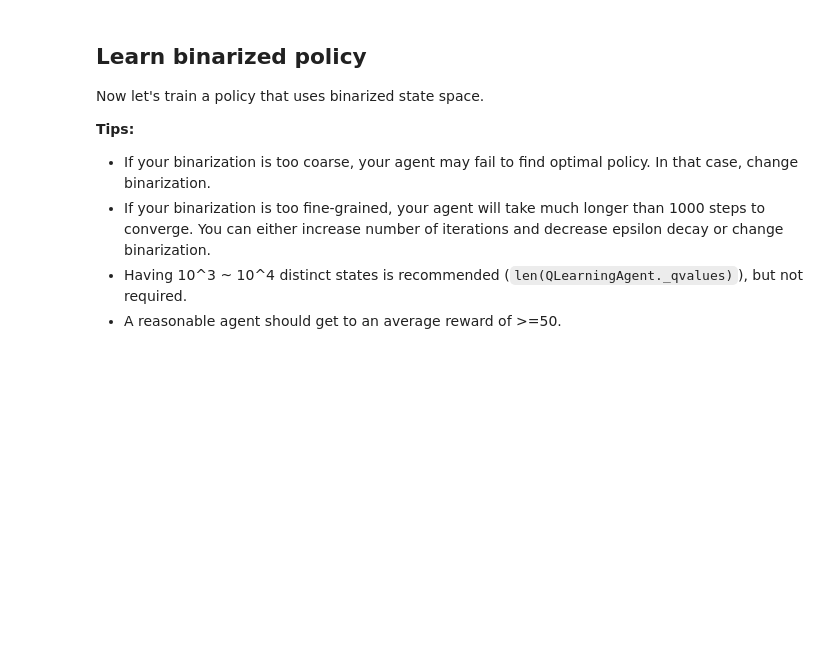
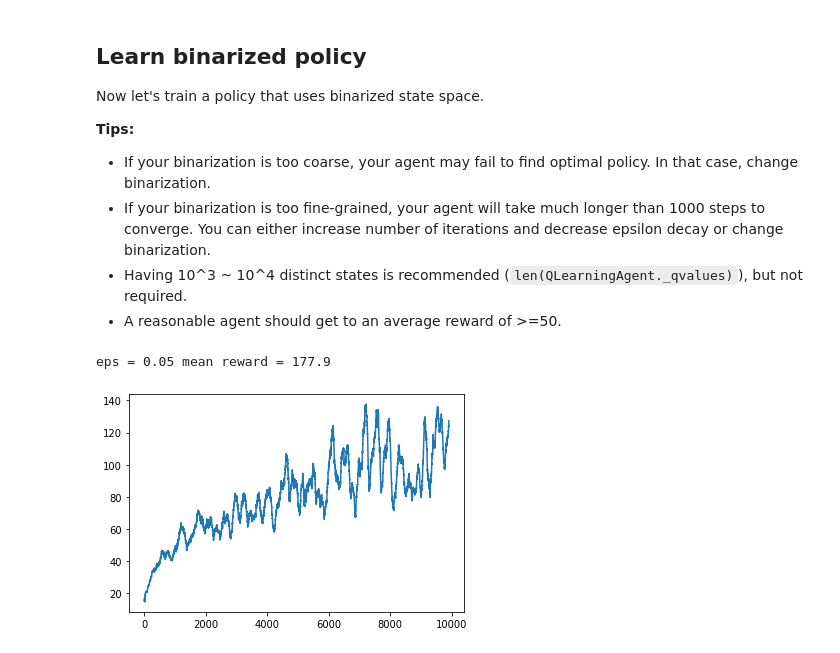
Before and after one commit to DrZuse/RL_FPMI, a Jupyter notebook: week08_qlearning_practice.ipynb, the cells around one changed output. Drawn from its saved outputs; the diff is of its cells as text; code cells hidden in the pictures; blank space fills up the shorter version.

```diff
--- a/week08_qlearning_practice.ipynb
+++ b/week08_qlearning_practice.ipynb
@@ -299,6 +299,9 @@ class Binarizer(ObservationWrapper):
         # hint: you can do that with round(x,n_digits)
         # you will need to pick a different n_digits for each dimension
 
+        n_digits = [1,1,1,1]
+        state = [round(x, n) for x,n in zip(state, n_digits)]
+
         return tuple(state)
 # %%
 env = Binarizer(gym.make("CartPole-v0"))
@@ -334,12 +342,23 @@ agent = QLearningAgent(alpha=0.5, epsilon=0.25, discount=0.99,
                        get_legal_actions=lambda s: range(n_actions))
 # %%
 rewards = []
-for i in range(1000):
+mean_rewards = []
+for i in range(10000):
     rewards.append(play_and_train(env, agent))
+    mean_rewards.append(np.mean(rewards[-100:]))
+
+    if i == 1000:
+        agent.epsilon = 0.1
+    if i == 4000:
+        agent.epsilon = 0.05
 
     # OPTIONAL YOUR CODE: adjust epsilon
     if i % 100 == 0:
         clear_output(True)
         print('eps =', agent.epsilon, 'mean reward =', np.mean(rewards[-10:]))
-        plt.plot(rewards)
+        #plt.plot(rewards)
+        plt.plot(mean_rewards)
         plt.show()
+# %% [output]
+eps = 0.05 mean reward = 177.9
+[figure, added]
```
Also changed, not shown: parts of 6 cells of this notebook.
